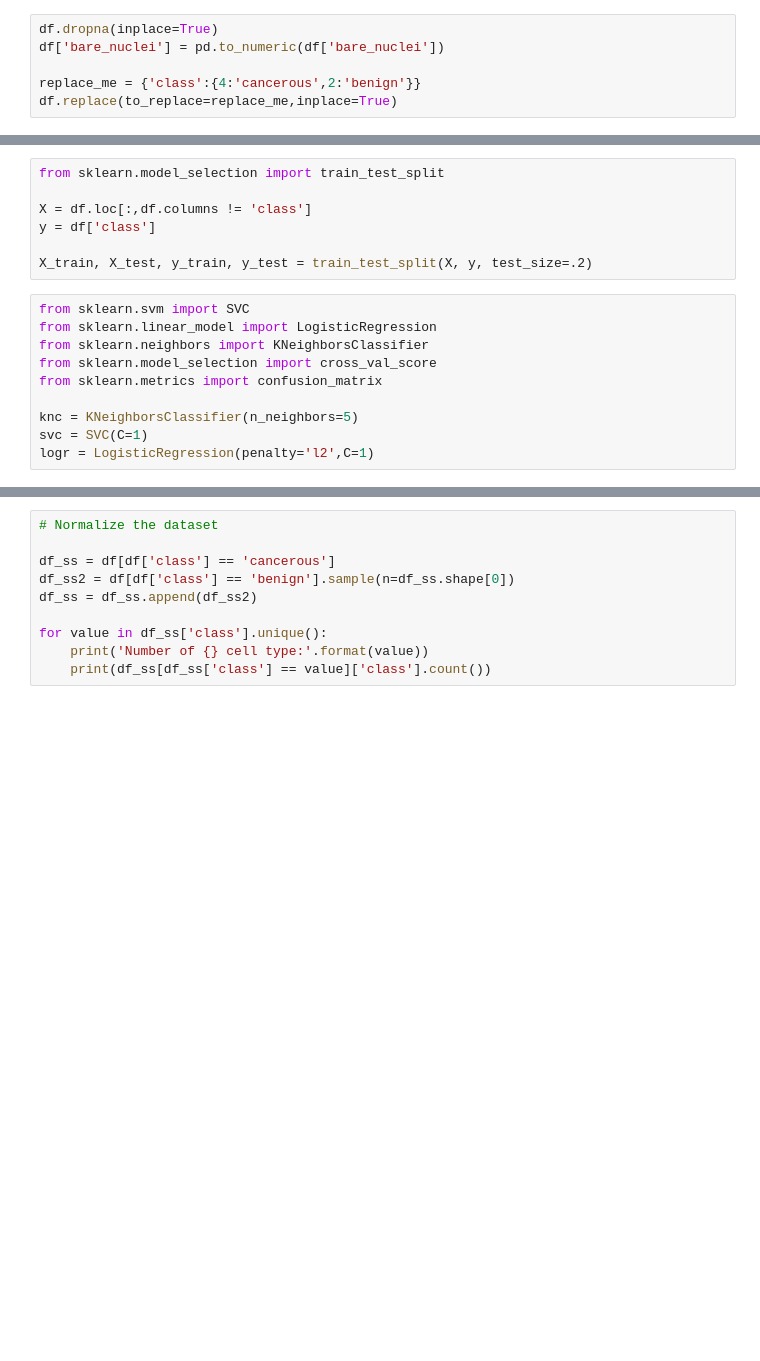
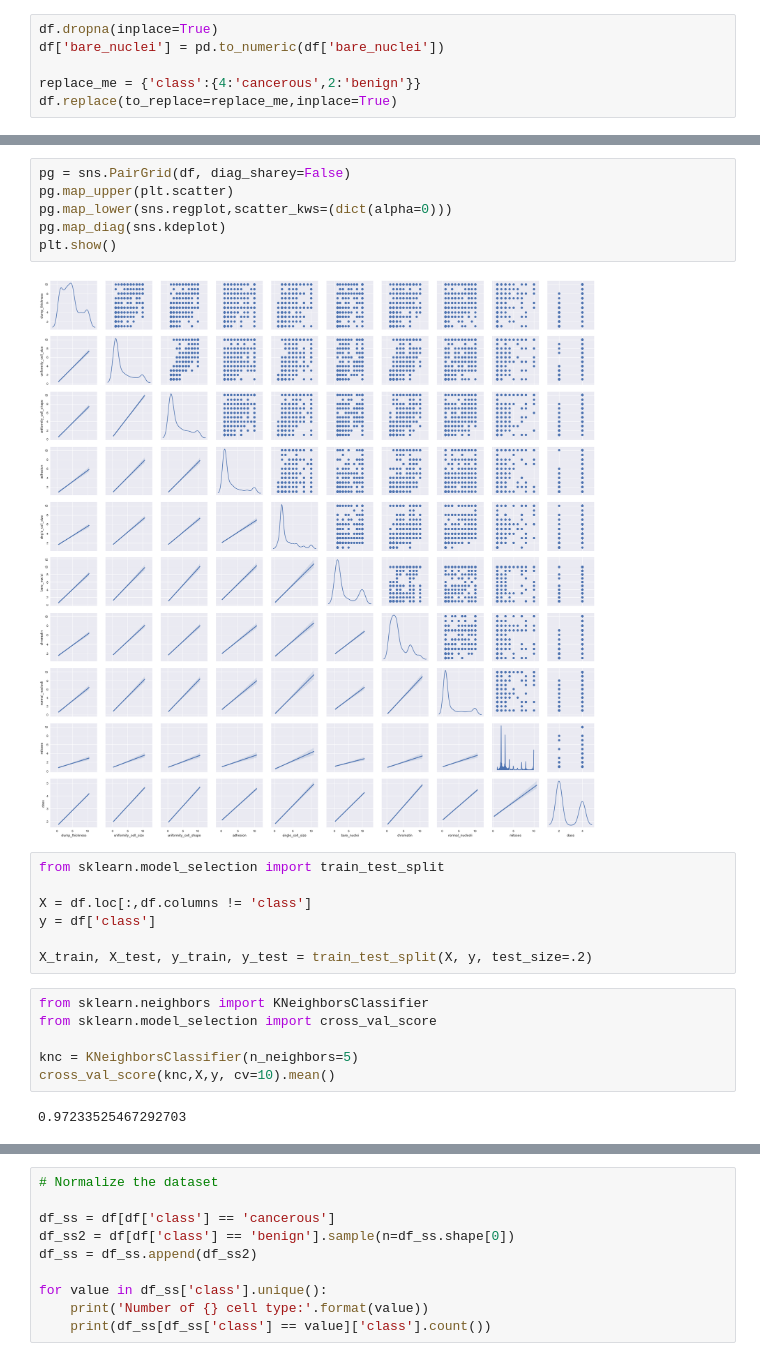
Before and after one commit to abew16/Data-Science-Bootcamp, a Jupyter notebook: Unit 3/Potpourrie/Cancer/3.6.5 - Predicting Cancer.ipynb, the cells around one changed output, grey strips where cells are left out. Cells and saved outputs as stored; diff of their text form; blank space fills up the shorter version.

```diff
--- a/Unit 3/Potpourrie/Cancer/3.6.5 - Predicting Cancer.ipynb
+++ b/Unit 3/Potpourrie/Cancer/3.6.5 - Predicting Cancer.ipynb
@@ -61,3 +48,11 @@ All the models performed better after balancing the data set with SVC again have
+# %%
+pg = sns.PairGrid(df, diag_sharey=False)
+pg.map_upper(plt.scatter)
+pg.map_lower(sns.regplot,scatter_kws=(dict(alpha=0)))
+pg.map_diag(sns.kdeplot)
+plt.show()
+# %% [output]
+[figure, added]
 # %%
 from sklearn.model_selection import train_test_split
 
@@ -66,12 +61,10 @@ y = df['class']
 
 X_train, X_test, y_train, y_test = train_test_split(X, y, test_size=.2)
 # %%
-from sklearn.svm import SVC
-from sklearn.linear_model import LogisticRegression
 from sklearn.neighbors import KNeighborsClassifier
 from sklearn.model_selection import cross_val_score
-from sklearn.metrics import confusion_matrix
 
 knc = KNeighborsClassifier(n_neighbors=5)
-svc = SVC(C=1)
-logr = LogisticRegression(penalty='l2',C=1)
+cross_val_score(knc,X,y, cv=10).mean()
+# %% [output]
+0.97233525467292703
```
Also changed, not shown: parts of 13 cells of this notebook, 1 other file.
